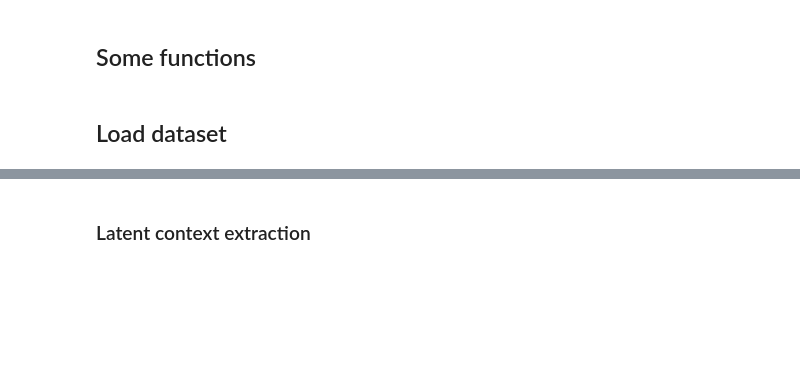
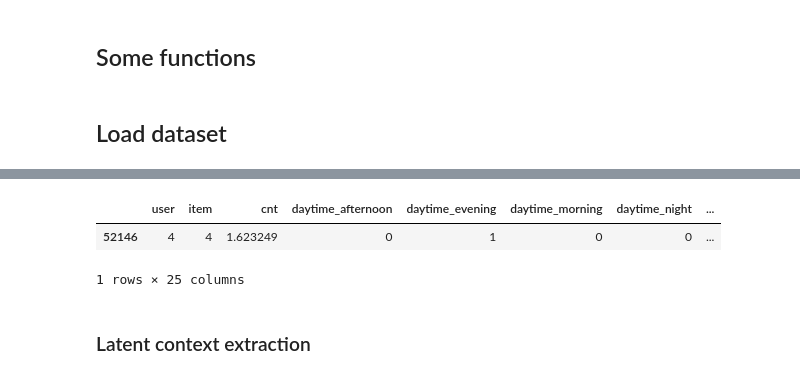
Before and after one commit to CriptHunter/tesi, a Jupyter notebook: CARS_DL/Models.ipynb, the cells around one changed output, grey strips where cells are left out. Cells and saved outputs as stored; diff of their text form; code cells hidden in the pictures; blank space fills up the shorter version.

Commit message:
merging MDF datasets works for a single user

```diff
--- a/CARS_DL/Models.ipynb
+++ b/CARS_DL/Models.ipynb
@@ -82,7 +82,7 @@ dataset = 'frappe'
 if dataset == 'frappe':
     df = pd.read_csv('final datasets/frappe_final.csv', sep=",")
 elif dataset == 'yelp':
-    df = pd.read_csv('final datasets/yelp_final2.csv', sep=",")
+    df = pd.read_csv('final datasets/yelp_final.csv', sep=",")
     df = df[(df.groupby('user')['user'].transform('size') > 150) & (df.groupby('item')['item'].transform('size') > 150)]
     df.user = pd.factorize(df.user)[0]
     df.item = pd.factorize(df.item)[0]
@@ -100,3 +116,9 @@ df
+# %%
+df[(df.user == 4) & (df.item == 4) & (df.weather_cloudy == 1) & (df.weekday_tuesday == 1)]
+# %% [output]
+|  | user | item | cnt | daytime_afternoon | daytime_evening | daytime_morning | daytime_night | ... |
+| 52146 | 4 | 4 | 1.623249 | 0 | 1 | 0 | 0 | ... |
+1 rows × 25 columns
 # %% [markdown]
 ### Latent context extraction
 # %% [markdown]
```
Also changed, not shown: parts of 2 cells of this notebook, 9 other files.
